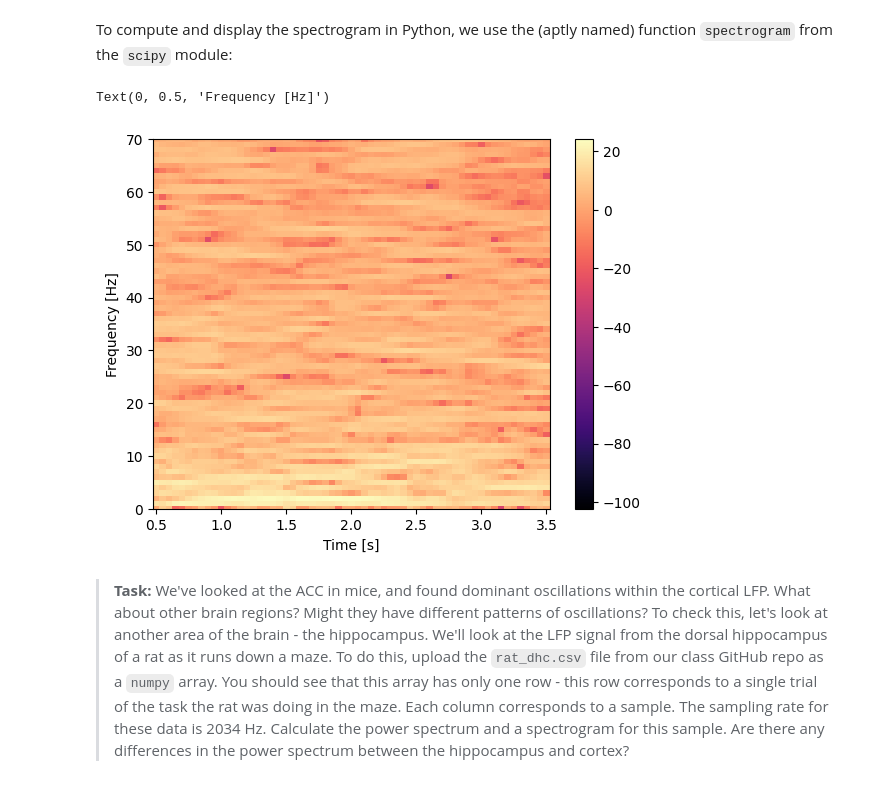
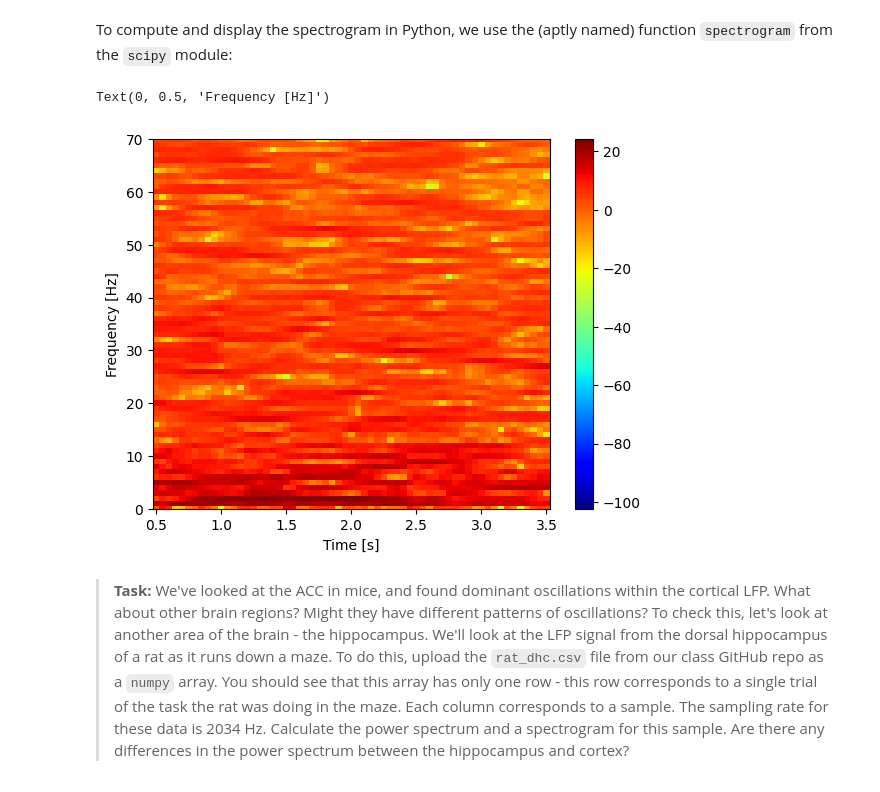
Before and after one commit to abbynam/neur-265, a Jupyter notebook: classwork/PSD_04_09_26.ipynb, the cells around one changed output. Drawn from its saved outputs; the diff is of its cells as text; code cells hidden in the pictures.

```diff
--- a/classwork/PSD_04_09_26.ipynb
+++ b/classwork/PSD_04_09_26.ipynb
@@ -207,24 +180,24 @@ To compute and display the spectrogram in Python, we use the (aptly named) funct
 # %%
 from scipy.signal import spectrogram
 
 Fs = 1 / dt               # Define the sampling frequency,
 interval = int(Fs)        # ... the interval size,
 overlap = int(Fs * 0.95)  # ... and the overlap intervals
 
                           # Compute the spectrogram
 f, t, Sxx = spectrogram(
     x,                  # Provide the signal,
     fs=Fs,                # ... the sampling frequency,
     nperseg=interval,     # ... the length of a segment,
     noverlap=overlap)     # ... the number of samples to overlap,
 plt.pcolormesh(t, f, 10 * np.log10(Sxx),
-               cmap='magma')# Plot the result
-plt.colorbar()                # ... with a color bar, (power)
+               cmap='jet')# Plot the result
+plt.colorbar()                # ... with a color bar,
 plt.ylim([0, 70])             # ... set the frequency range,
 plt.xlabel('Time [s]')        # ... and label the axes
 plt.ylabel('Frequency [Hz]')
 # %% [output]
 Text(0, 0.5, 'Frequency [Hz]')
-[figure, old version]
+[figure, new version]
 # %% [markdown]
 ><b>Task:</b> We've looked at the ACC in mice, and found dominant oscillations within the cortical LFP. What about other brain regions? Might they have different patterns of oscillations? To check this, let's look at another area of the brain - the hippocampus. We'll look at the LFP signal from the dorsal hippocampus of a rat as it runs down a maze. To do this, upload the <code>rat_dhc.csv</code> file from our class GitHub repo as a <code>numpy</code> array. You should see that this array has only one row - this row corresponds to a single trial of the task the rat was doing in the maze. Each column corresponds to a sample. The sampling rate for these data is 2034 Hz. Calculate the power spectrum and a spectrogram for this sample. Are there any differences in the power spectrum between the hippocampus and cortex?
```
Also changed, not shown: parts of 12 cells of this notebook.
